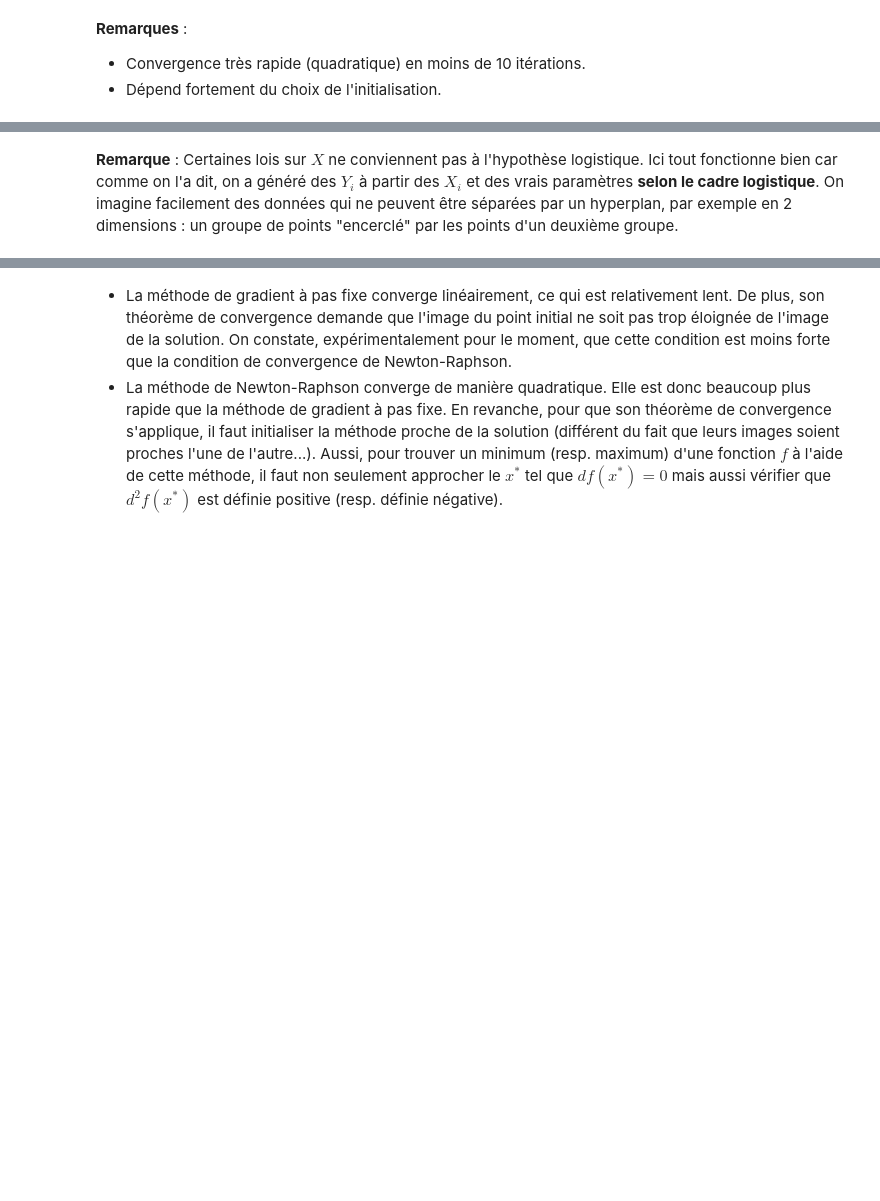
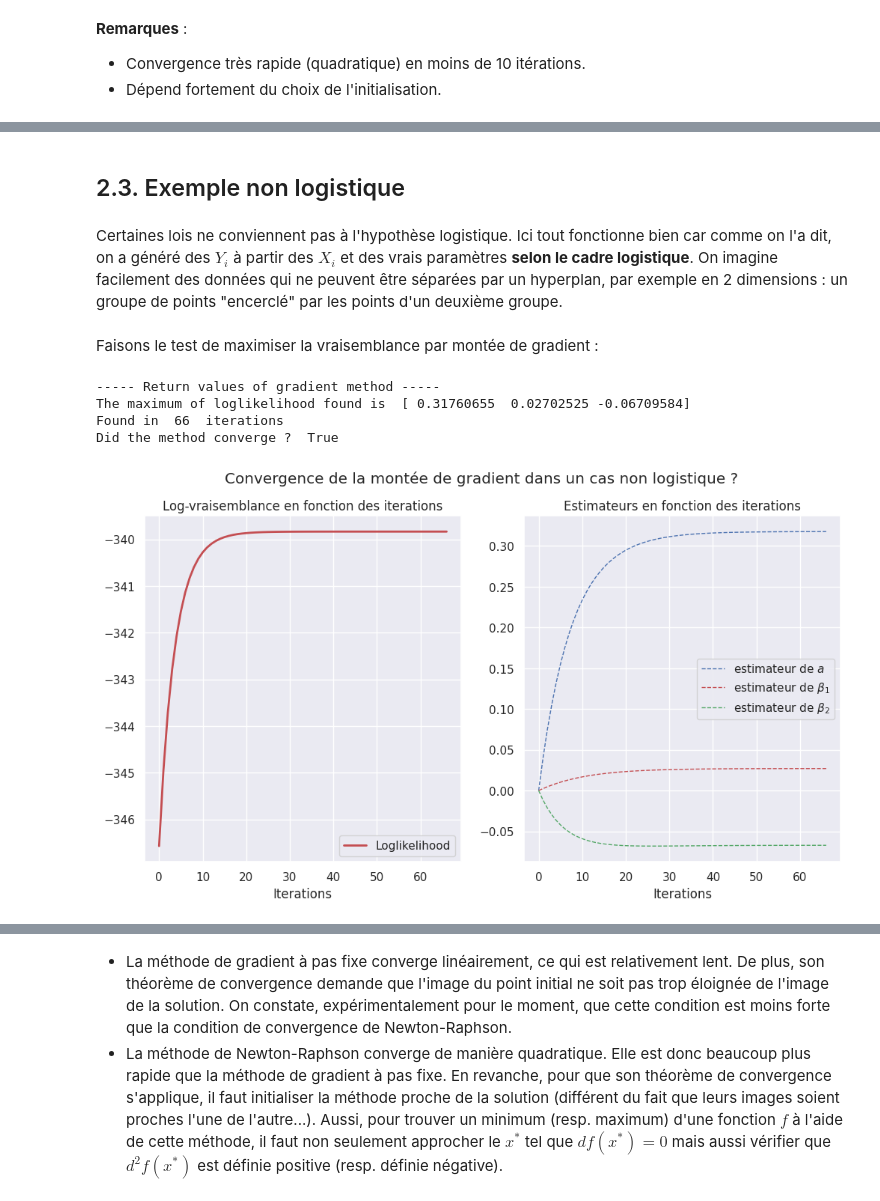
Before and after one commit to mathisemb/Logistic_Model_MLE, a Jupyter notebook: Logistic_Model_MLE.ipynb, the cells around one changed output, grey strips where cells are left out. Cells and saved outputs as stored; diff of their text form; code cells hidden in the pictures; blank space fills up the shorter version.

Commit message:
ajout exemple

```diff
--- a/Logistic_Model_MLE.ipynb
+++ b/Logistic_Model_MLE.ipynb
@@ -488,2 +496,6 @@ Mean of successful predictions over  1000  tests :  0.992
+# %% [markdown]
+## 2.3. Exemple non logistique</font><a id='eg'></a>
 # %% [markdown]
-**Remarque** : Certaines lois sur $X$ ne conviennent pas à l'hypothèse logistique. Ici tout fonctionne bien car comme on l'a dit, on a généré des $Y_i$ à partir des $X_i$ et des vrais paramètres **selon le cadre logistique**. On imagine facilement des données qui ne peuvent être séparées par un hyperplan, par exemple en 2 dimensions : un groupe de points "encerclé" par les points d'un deuxième groupe.
+Certaines lois ne conviennent pas à l'hypothèse logistique. Ici tout fonctionne bien car comme on l'a dit, on a généré des $Y_i$ à partir des $X_i$ et des vrais paramètres **selon le cadre logistique**. On imagine facilement des données qui ne peuvent être séparées par un hyperplan, par exemple en 2 dimensions : un groupe de points "encerclé" par les points d'un deuxième groupe.
+# %% [markdown]
+Faisons le test de maximiser la vraisemblance par montée de gradient :
@@ -489,0 +517,40 @@ Mean of successful predictions over  1000  tests :  0.992
+# %%
+# RESULT OF THE GRADIENT METHOD
+loglikelihood_eg = get_loglikelihood(X_eg,Y_eg)
+x0_grad_eg = np.array([0., 0., 0.])
+rho_grad_eg = 0.001 # step
+eps_grad_eg = 0.01 # precision
+Nmax_grad_eg = 10000 # max of iteration
+
+theta_eg, nb_iters_eg, cv_eg, iters_eg, l_iters_eg = gradient_met(loglikelihood_eg,
+                                                            x0_grad_eg, rho_grad_eg, eps_grad_eg, Nmax_grad_eg)
+
+print("----- Return values of gradient method -----")
+print("The maximum of loglikelihood found is ", theta_eg)
+print("Found in ", nb_iters_eg, " iterations")
+print("Did the method converge ? ", cv_eg)
+# %% [output]
+----- Return values of gradient method -----
+The maximum of loglikelihood found is  [ 0.31760655  0.02702525 -0.06709584]
+Found in  66  iterations
+Did the method converge ?  True
+# %%
+# PLOT OF LOGLIKELIHOOD AND ESTIMATORS VALUES FOR EACH ITERATION
+fig, (ax1, ax2) = plt.subplots(nrows=1, ncols=2, figsize=(12, 6))
+fig.suptitle('Convergence de la montée de gradient dans un cas non logistique ?')
+
+ax1.set_title("Log-vraisemblance en fonction des iterations")
+ax1.plot(l_iters_eg, 'r-', lw=2, label = 'Loglikelihood');
+ax1.set_xlabel("Iterations")
+ax1.legend()
+
+ax2.plot(iters_eg[:,0], 'b--', lw=1, label = fr'estimateur de $a$');
+ax2.plot(iters_eg[:,1], 'r--', lw=1, label = fr'estimateur de $\beta_1$');
+ax2.plot(iters_eg[:,2], 'g--', lw=1, label = fr'estimateur de $\beta_2$');
+ax2.set_title('Estimateurs en fonction des iterations')
+ax2.set_xlabel("Iterations")
+ax2.legend()
+
+plt.show()
+# %% [output]
+[figure, added]
```
Also changed, not shown: parts of 18 cells of this notebook.
